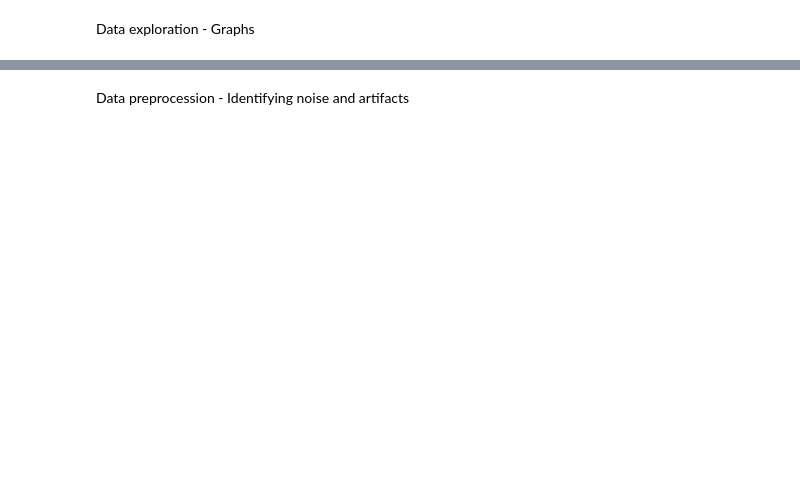
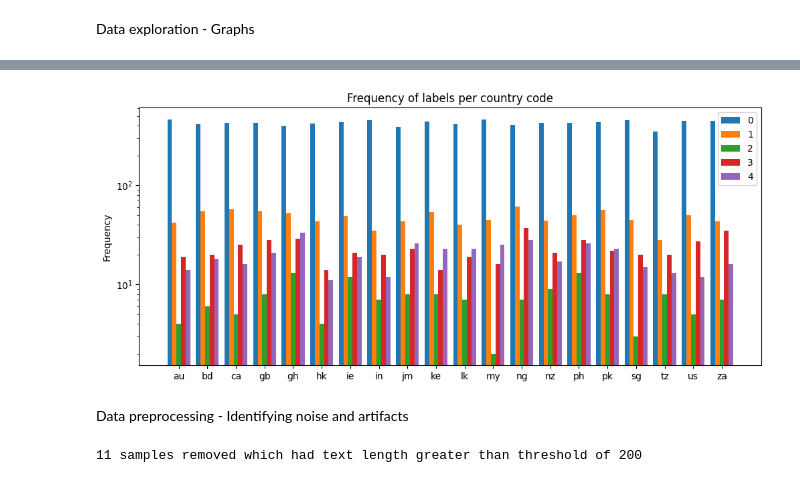
Before and after one commit to PingPianoPong/60035NaturalLanguageProcessingCW, a Jupyter notebook: nlp_cw.ipynb, the cells around one changed output, grey strips where cells are left out. Saved outputs shown, nothing was run; the diff lists cells and outputs as text; code cells hidden in the pictures; blank space fills up the shorter version.

```diff
--- a/nlp_cw.ipynb
+++ b/nlp_cw.ipynb
@@ -171,9 +207,56 @@ plt.show()
+# %%
+# Data visualisation (Country code and labels)
+country_codes = list(df["country_code"].to_numpy())
+codes, labels = list(codes), list(map(int, df["label"].to_numpy()))
+zipped = list(zip(country_codes, labels))
+agg = {}
+
+# Initalise agg object
+for i in range(5):
+    agg[i] = [0 for _ in range(len(codes))]
+
+for (cc, l) in zipped:
+    agg[l][codes.index(cc)] += 1
+
+fig, ax = plt.subplots()
+fig.set_size_inches((12, 5))
+
+bar_width, multiplier = 0.16, 0
+label_locations = np.arange(len(codes))
+for cc, ls in agg.items():
+    offset = bar_width * multiplier
+    rects = ax.bar(label_locations + offset - bar_width, ls, bar_width, label=cc)
+    multiplier += 1
+
+ax.set_ylabel('Frequency')
+ax.set_title('Frequency of labels per country code')
+ax.set_xticks(label_locations + bar_width, codes)
+ax.legend(loc='upper right')
+ax.set_yscale("log")
+
+plt.savefig("./country_code_label_frequency.png")
+plt.show()
+# %% [output]
+[figure, added]
 # %% [markdown]
-Data preprocession - Identifying noise and artifacts
+Data preprocessing - Identifying noise and artifacts
 # %%
-# Remove HTML tokens
+# Clean HTML tokens
+# &amp;         has 73 occurences in dataset
+# More&gt;&gt;  has 15 occurences in dataset
+# &gt;          has 33 occurences in dataset
+# <h>           506 occurences in dataset
+texts = df["text"].to_numpy()
+rules = [("&amp;", "&"), ("More&gt;&gt;", ""), ("&gt;", ""), ("<h>", ""), (". .", "."), ("  ", " "), ("  ", " ")]
+counter = 0
+for (substring, replacement) in rules:
+    df.loc[:, "text"] = df.loc[:, "text"].str.replace(substring, replacement)
 
 # Remove records with abnormally long sentence length
 threshold = 200
-f = list(filter(lambda a: a[0] > threshold, binmap))
-print(f'{sum(map(lambda x: x[1], f))} samples where text length is greater than threshold of {threshold}')
+texts = df["text"].to_numpy()
+good_indices = list(map(lambda a: len(a.split()) < threshold, texts))
+df = df[good_indices]
+print(f'{len(texts) - sum(good_indices)} samples removed which had text length greater than threshold of {threshold}')
+# %% [output]
+11 samples removed which had text length greater than threshold of 200
```
Also changed, not shown: parts of 4 cells of this notebook, 2 other files.
